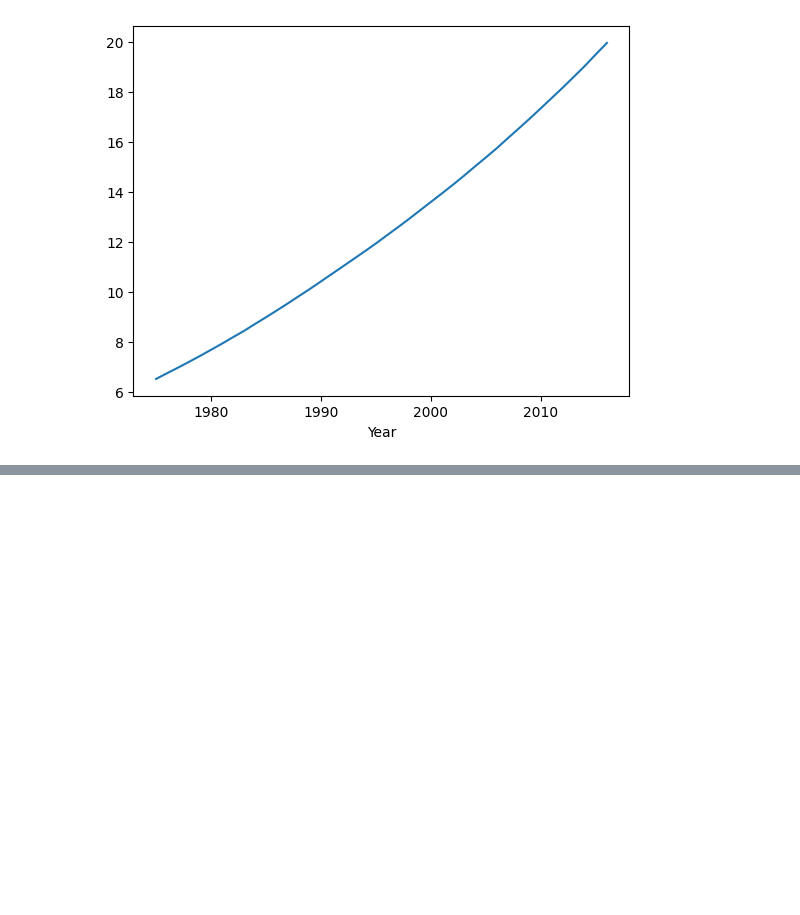
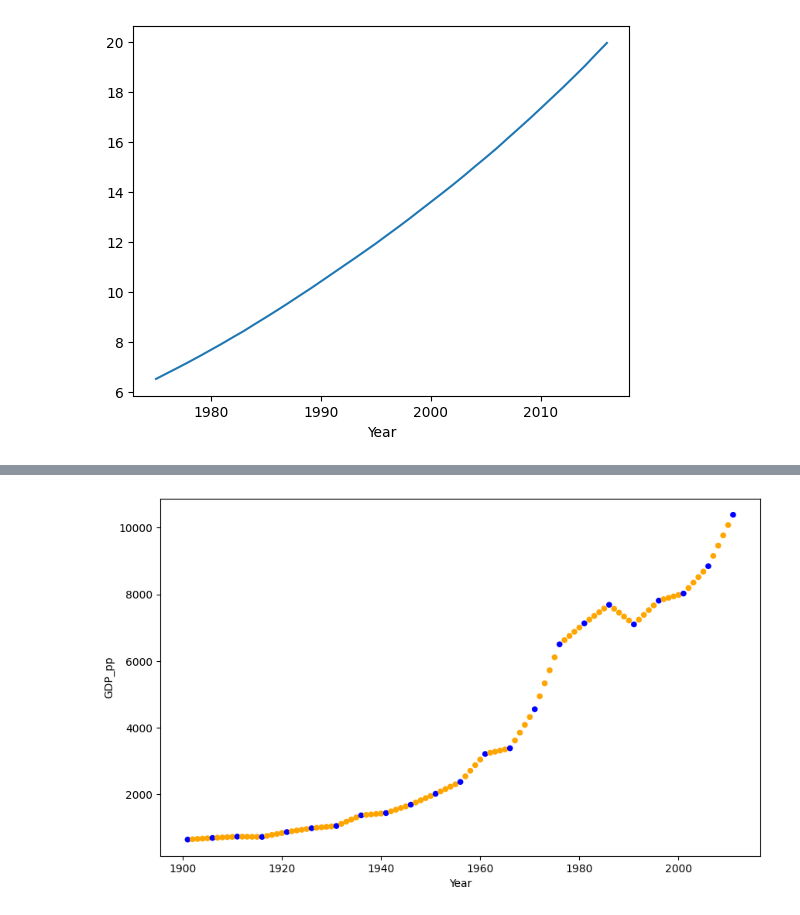
Before and after one commit to EmersonPalatti/eda-obesidade-pib, a Jupyter notebook: sample.ipynb, the cells around one changed output, grey strips where cells are left out. Saved outputs shown, nothing was run; the diff lists cells and outputs as text; code cells hidden in the pictures; blank space fills up the shorter version.

```diff
--- a/sample.ipynb
+++ b/sample.ipynb
@@ -209,0 +361,7 @@ df_both.groupby('Year')['Obesity %'].mean().plot()
+# %%
+df_gdp = df_gdp.sort_values(by=['Country', 'Year'])
+
+df_gdp['delta_gdp'] = df_gdp.groupby('Country')['GDP_pp'].diff()
+df_gdp['delta_year'] = df_gdp.groupby('Country')['Year'].diff()
+df_gdp['gdp_year'] = (df_gdp['delta_gdp'] / df_gdp['delta_year']).shift(-1)
+df_gdp.head()
@@ -209,0 +375,3 @@ df_both.groupby('Year')['Obesity %'].mean().plot()
+# %%
+df_gdp['next_year'] = df_gdp['Year'].shift(-1)
+del df_gdp['delta_gdp'], df_gdp['delta_year']
@@ -209,0 +403,15 @@ df_both.groupby('Year')['Obesity %'].mean().plot()
+# %%
+new_data = pd.DataFrame()
+
+for idx, row in df_gdp.iterrows():
+    if row['Year'] == df_gdp['Year'].max():
+        continue
+
+    years_to_add = df_years_off[(df_years_off['Year'] < row['next_year']) & (df_years_off['Year'] > row['Year'])]
+
+    for new_year in years_to_add['Year']:
+        add_row = row.copy()
+        add_row['GDP_pp'] = (new_year - add_row['Year']) * add_row['gdp_year'] + add_row['GDP_pp']
+        add_row['Year'] = new_year
+        add_row['kind'] = 'estimated'
+        new_data = pd.concat([new_data, add_row.to_frame().T])
@@ -209,0 +427,5 @@ df_both.groupby('Year')['Obesity %'].mean().plot()
+# %%
+df_gdp = pd.concat([df_gdp, new_data])
+df_gdp.sort_values(['Country', 'Year'], inplace=True)
+df_gdp.set_index('Year', inplace=True)
+df_gdp.fillna({'kind': 'real'}, inplace=True)
@@ -209,0 +467,12 @@ df_both.groupby('Year')['Obesity %'].mean().plot()
+# %%
+import matplotlib.pyplot as plt
+
+fig, ax = plt.subplots(figsize=(10, 6))
+
+country = 'Brazil'
+df_plot = df_gdp[(df_gdp['kind'].isin(['real', 'estimated'])) & (df_gdp['Country'] == country)].reset_index()
+colors = {'real': 'blue', 'estimated': 'orange'}
+df_plot.plot(kind='scatter', y='GDP_pp', x='Year', ax=ax, c=df_plot['kind'].map(colors))
+plt.show()
+# %% [output]
+[figure, added]
```
Also changed, not shown: parts of 26 cells of this notebook, 1 other file.
